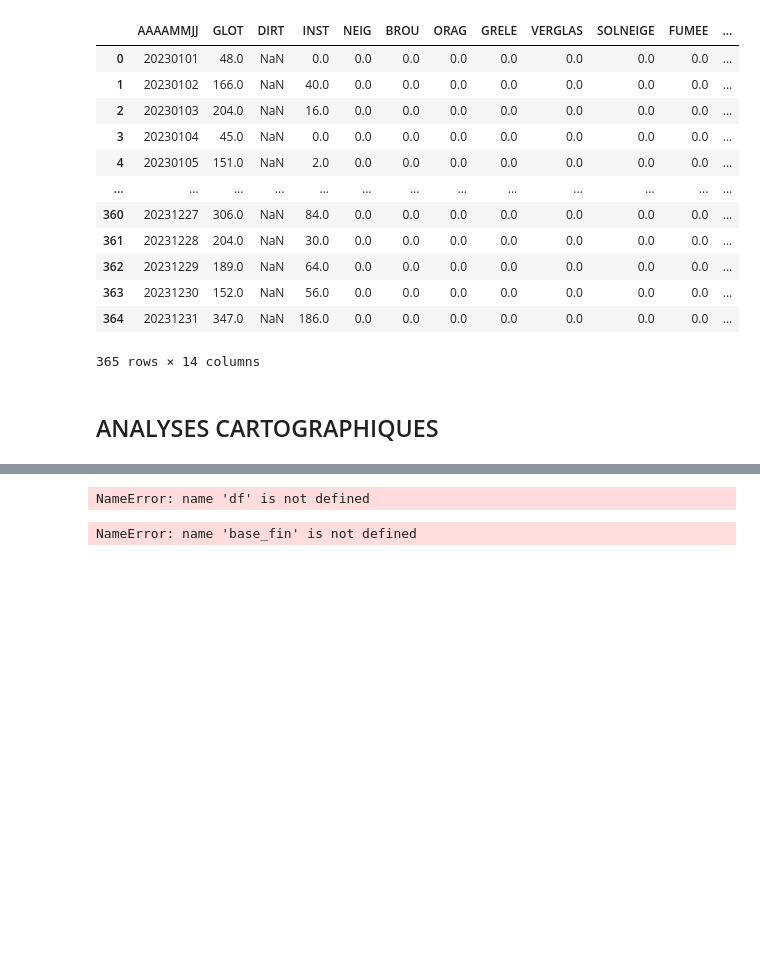
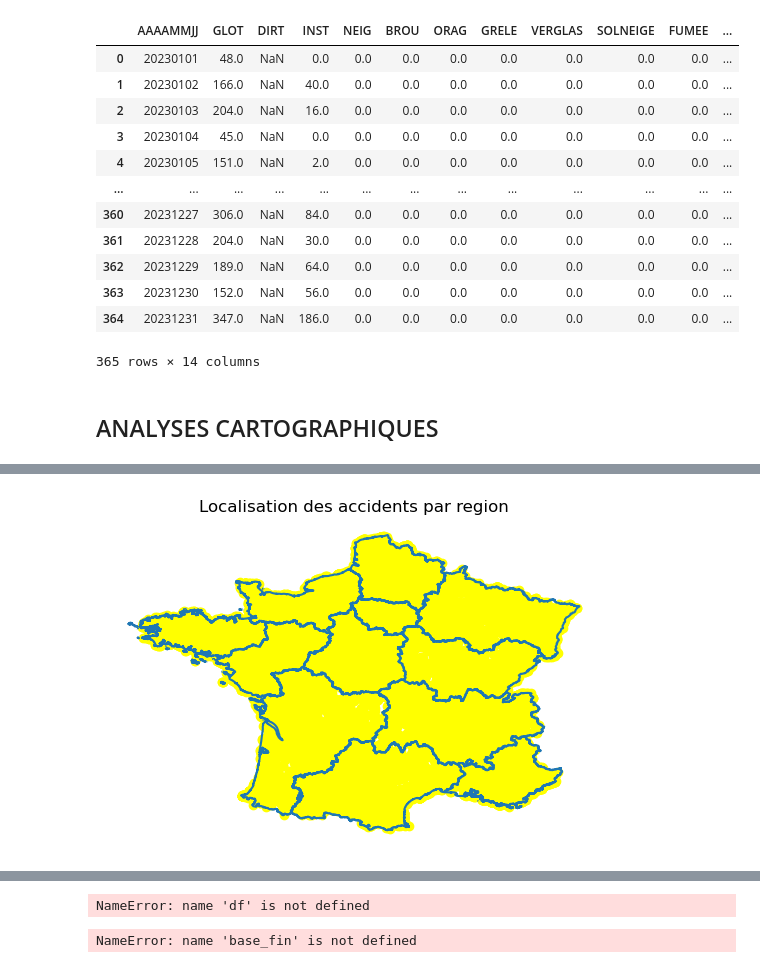
Before and after one commit to celineferbach/Projet-accidents-de-la-route, a Jupyter notebook: importation.ipynb, the cells around one changed output, grey strips where cells are left out. Cells and saved outputs as stored; diff of their text form; code cells hidden in the pictures; blank space fills up the shorter version.

```diff
--- a/importation.ipynb
+++ b/importation.ipynb
@@ -491,8 +491,0 @@ On ne garde que les variables Num_Acc, mois, lum, dep, com, agg, atm, lat, long.
-# %%
-df_caract = df_caract.loc[:, ['Num_Acc', 'jour', 'mois', 'lum', 'dep', 'com', 'agg', 'atm', 'lat', 'long']]
-df_caract = pd.merge(df_caract, df_region_dep, on='dep', how='inner')
-print(df_caract.dtypes)
-df_caract.loc[df_caract['dep'] == '2A', 'dep'] = '999'
-df_caract.loc[df_caract['dep'] == '2B', 'dep'] = '998'
-df_caract['dep'] = df_caract['dep'].astype(int)
-print(df_caract.dtypes)
@@ -567,0 +531,5 @@ df_region_dep['INSEE_REG'] = df_region_dep['region_name'].map(regions_insee)
+# %%
+df_region_dep.loc[df_region_dep['INSEE_DEP'] == '2A', 'INSEE_DEP'] = '999'
+df_region_dep.loc[df_region_dep['INSEE_DEP'] == '2B', 'INSEE_DEP'] = '998'
+df_region_dep['INSEE_DEP'] = df_region_dep['INSEE_DEP'].astype(int)
+df_region_dep['INSEE_REG'] = df_region_dep['INSEE_REG'].astype(int)
@@ -751,6 +748,9 @@ from shapely.geometry import Point
+# %%
+# Nous nous limitons aux accidents de la France métropolitaine
+df_caract_FM = df_caract.loc[df_caract["INSEE_DEP"] < 971]
+df_caract_FM = pd.merge(df_caract_FM,df_region_dep, on = 'INSEE_DEP', how='inner')
 # %%
-
-geometry = [Point(xy) for xy in zip(df_caract['long'], df_caract['lat'])]
-points_acc = gpd.GeoDataFrame(df, geometry=geometry)
+geometry = [Point(xy) for xy in zip(df_caract_FM['long'], df_caract_FM['lat'])]
+points_acc = gpd.GeoDataFrame(df_caract_FM, geometry=geometry, crs="EPSG:2154")
 points_acc.head()
 # %% [output]
@@ -757,0 +763,12 @@ ValueError: could not convert string to float: np.str_('2,32347100')
+# %%
+base = carte_reg.boundary.plot()
+
+# # Change le crs:
+points_acc = points_acc.to_crs(epsg=2154)
+
+
+points_acc.plot(ax=base, color='yellow')
+base.set_title('Localisation des accidents par region')
+base.set_axis_off()
+# %% [output]
+[figure, added]
```
Also changed, not shown: parts of 20 cells of this notebook.
